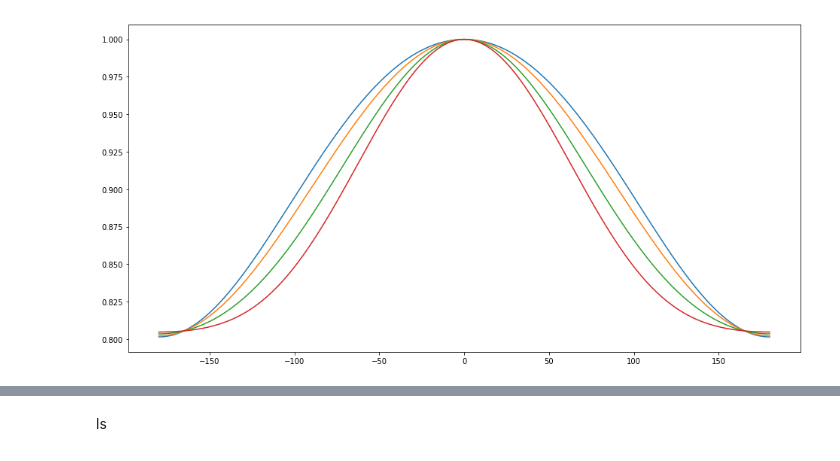
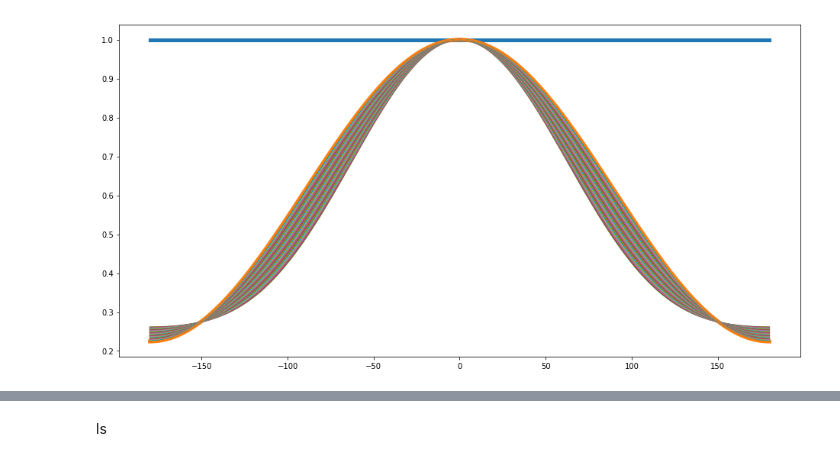
Before and after one commit to munozcar/SKYWALKER, a Jupyter notebook: double_sigmoid/DoubleSigmoidPhaseCurve.ipynb, the cells around one changed output, grey strips where cells are left out. Cells and saved outputs as stored; diff of their text form; code cells hidden in the pictures.

```diff
--- a/double_sigmoid/DoubleSigmoidPhaseCurve.ipynb
+++ b/double_sigmoid/DoubleSigmoidPhaseCurve.ipynb
@@ -8,3 +8,5 @@ import ipywidgets as widgets
 from ipywidgets import Layout
 import numpy as np
 import starry
+# %%
+warning_message = lambda message: print('[WARNING] {}'.format(message))
@@ -11,10 +17,16 @@ import starry
 # %%
-def starry_physical_map(longitude, a=0.3, b=0.0, latitude_model = None, lmax = 3, planet_map = None):
+#                                                                               |
+def starry_physical_map(longitude, a=0.3, b=0.0,
+                        latitude_model = None, lmax = 3,
+                        planet_map = None):
 
-    if planet_map is None: planet_map = starry.Map(lmax)
+    if planet_map is None:
+        planet_map = starry.Map(lmax)
+        planet_map[0, 0] = 1.0
 
     # Check if physical
-    if b > np.sqrt(3) / a - 3: warning_message('Negative night flux encountered')
+    if b > np.sqrt(3) / a - 3:
+        warning_message('Negative night flux encountered')
 
     """Interactive visualization."""
     # Set the coeffs
@@ -29,38 +41,78 @@ def starry_physical_map(longitude, a=0.3, b=0.0, latitude_model = None, lmax = 3
 
     # Compute the intensity profile
     intensity = np.zeros((len(y), len(longitude)))
-    for i in range(len(longitude)): intensity[:,i] = planet_map(theta=longitude[i], x=0, y=y)
+    for i in range(len(longitude)):
+        intensity[:,i] = planet_map(theta=longitude[i], x=0, y=y)
 
     return intensity
 
-def compute_equatorial_flux(longitude, a=0.3, b=0.0, latitude_model = None, lmax = 3, planet_map = None):
+def compute_equatorial_flux(longitude, a, b, latitude_model = None,
+                            lmax = 3, planet_map = None):
 
-    if planet_map is None: planet_map = starry.Map(lmax)
+    if planet_map is None:
+        planet_map = starry.Map(lmax)
+        planet_map[0, 0] = 1.0
 
-    intensity = starry_physical_map(longitude, a=a, b=b, latitude_model = latitude_model, lmax = lmax, planet_map = planet_map)
+    intensity = starry_physical_map(longitude, a=a, b=b,
+                                    latitude_model = latitude_model,
+                                    lmax = lmax,
+                                    planet_map = planet_map)
 
     Ieq = np.array(intensity[len(y) // 2])
-    Ieq /= np.max(Ieq)
+    # Ieq = Ieq - Ieq.min()
+    Ieq = Ieq / max(Ieq)
 
     return Ieq
 
-def compute_phase_curve(a, b, longitude, latitude_model = None, lmax = 3, planet_map = None):
-    if planet_map is None: planet_map = starry.Map(lmax)
+def compute_phase_curve(a, b, longitude, latitude_model = None,
+                        lmax = 3, planet_map = None):
+    if planet_map is None:
+        planet_map = starry.Map(lmax)
+        planet_map[0, 0] = 1.0
 
-    intensity = starry_physical_map(longitude, a=a, b=b, latitude_model = latitude_model, lmax = lmax, planet_map = planet_map)
+    intensity = starry_physical_map(longitude, a=a, b=b,
+                                    latitude_model = latitude_model,
+                                    lmax = lmax,
+                                    planet_map = planet_map)
 
     Ilon = np.sum(intensity, axis=0)
-    Ilon /= np.max(Ilon)
+    # Ilon = Ilon - Ilon.min()
+    Ilon = Ilon / np.max(Ilon)
 
     return Ilon
 
-a = 0.1
-b = 0
 longitude = np.linspace(-180,180,200)
+latitude = np.linspace(-90, 90, len(longitude))
+latitude_model = np.sin(latitude * np.pi / 180.)
+
+planet_map = starry.Map(lmax)
+planet_map[0, 0] = 1.0
+
+# Min values
+amin = 1/np.sqrt(3)
+bmin = min(1, np.sqrt(3) / amin - 3)
+largest_phase_curve = compute_phase_curve(amin, bmin, longitude,
+                                          latitude_model = latitude_model,
+                                          lmax = lmax,
+                                          planet_map = planet_map)
+
+# Max values
+amin = 0.0
+bmin = min(1, np.sqrt(3) / amin - 3)
+flat_phase_curve = compute_phase_curve(amin, bmin, longitude,
+                                       latitude_model = latitude_model,
+                                       lmax = lmax,
+                                       planet_map = planet_map)
 
 fig = plt.figure(figsize=(16,8))
-plt.plot(longitude, compute_phase_curve(a, 0.3, longitude, latitude_model = None, lmax = 3, planet_map = None))
-plt.plot(longitude, compute_phase_curve(a, 0, longitude, latitude_model = None, lmax = 3, planet_map = None))
-plt.plot(longitude, compute_phase_curve(a, -0.5, longitude, latitude_model = None, lmax = 3, planet_map = None))
-plt.plot(longitude, compute_phase_curve(a, -1, longitude, latitude_model = None, lmax = 3, planet_map = None))
+b = np.sqrt(3)/a-3
+a = 1 / np.sqrt(3)
+plt.plot(longitude, flat_phase_curve, lw=5)
+plt.plot(longitude, largest_phase_curve, lw=5)
+# for a in np.linspace(0, 1/np.sqrt(3), 5):
+for b in np.linspace(-1, min(1, np.sqrt(3)/a-3, 5)):
+        plt.plot(longitude, compute_phase_curve(nightside, slope, day2night, longitude,
+                                                latitude_model = latitude_model,
+                                                lmax = lmax,
+                                                planet_map = planet_map))
 # %% [output]
@@ -68 +119 @@ plt.plot(longitude, compute_phase_curve(a, -1, longitude, latitude_model = None,
-[figure, old version]
+[figure, new version]
```
Also changed, not shown: parts of 10 cells of this notebook, 1 other file.
